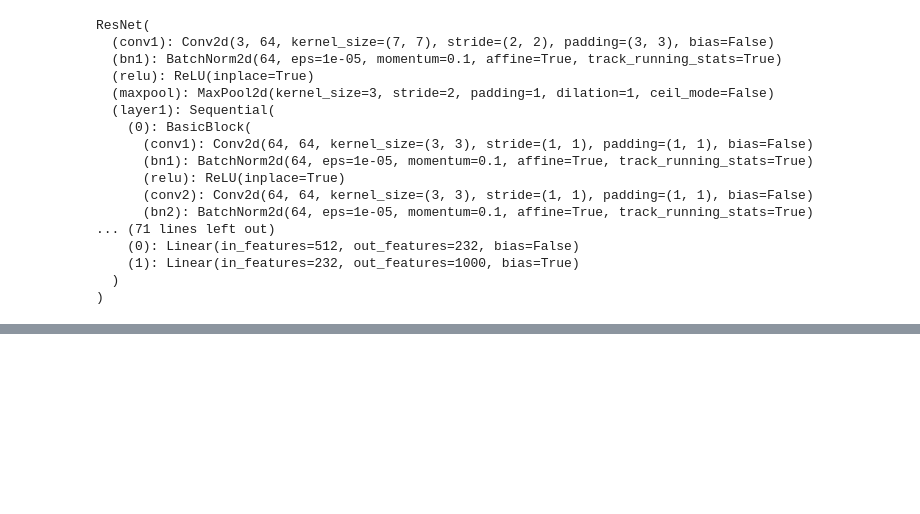
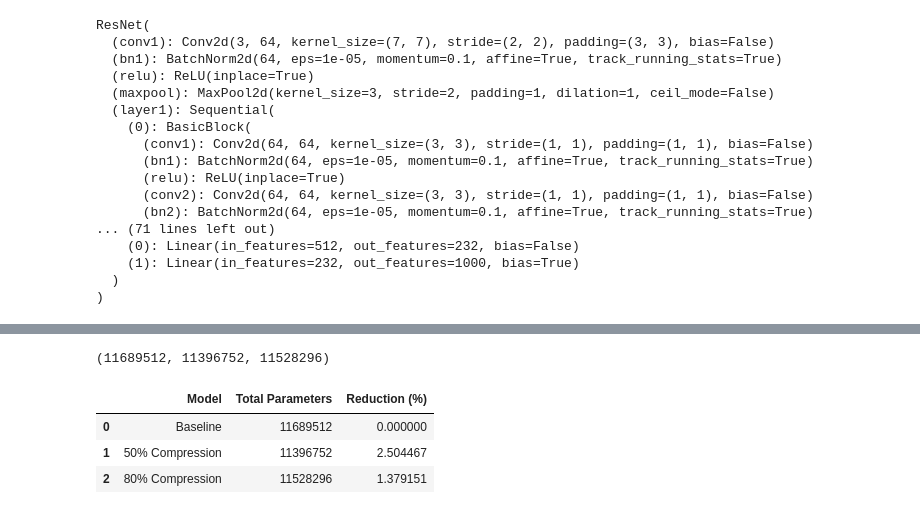
Before and after one commit to parmidamardi/CDM-TA-6, a Jupyter notebook: CDM_TA_6.ipynb, the cells around one changed output, grey strips where cells are left out. Cells and saved outputs as stored; diff of their text form; code cells hidden in the pictures; blank space fills up the shorter version.

```diff
--- a/CDM_TA_6.ipynb
+++ b/CDM_TA_6.ipynb
@@ -205,0 +206,29 @@ acc_80   = evaluate_accuracy(model_80, val_loader_fast)
+# %%
+def count_parameters(model):
+    return sum(p.numel() for p in model.parameters())
+# %%
+params_base = count_parameters(model_base)
+params_50   = count_parameters(model_50)
+params_80   = count_parameters(model_80)
+
+params_base, params_50, params_80
+# %% [output]
+(11689512, 11396752, 11528296)
+# %%
+red_50 = 100 * (params_base - params_50) / params_base
+red_80 = 100 * (params_base - params_80) / params_base
+# %%
+import pandas as pd
+
+df_params = pd.DataFrame({
+    "Model": ["Baseline", "50% Compression", "80% Compression"],
+    "Total Parameters": [params_base, params_50, params_80],
+    "Reduction (%)": [0.0, red_50, red_80]
+})
+
+df_params
+# %% [output]
+|  | Model | Total Parameters | Reduction (%) |
+| 0 | Baseline | 11689512 | 0.000000 |
+| 1 | 50% Compression | 11396752 | 2.504467 |
+| 2 | 80% Compression | 11528296 | 1.379151 |
```
Also changed, not shown: parts of 3 cells of this notebook.
